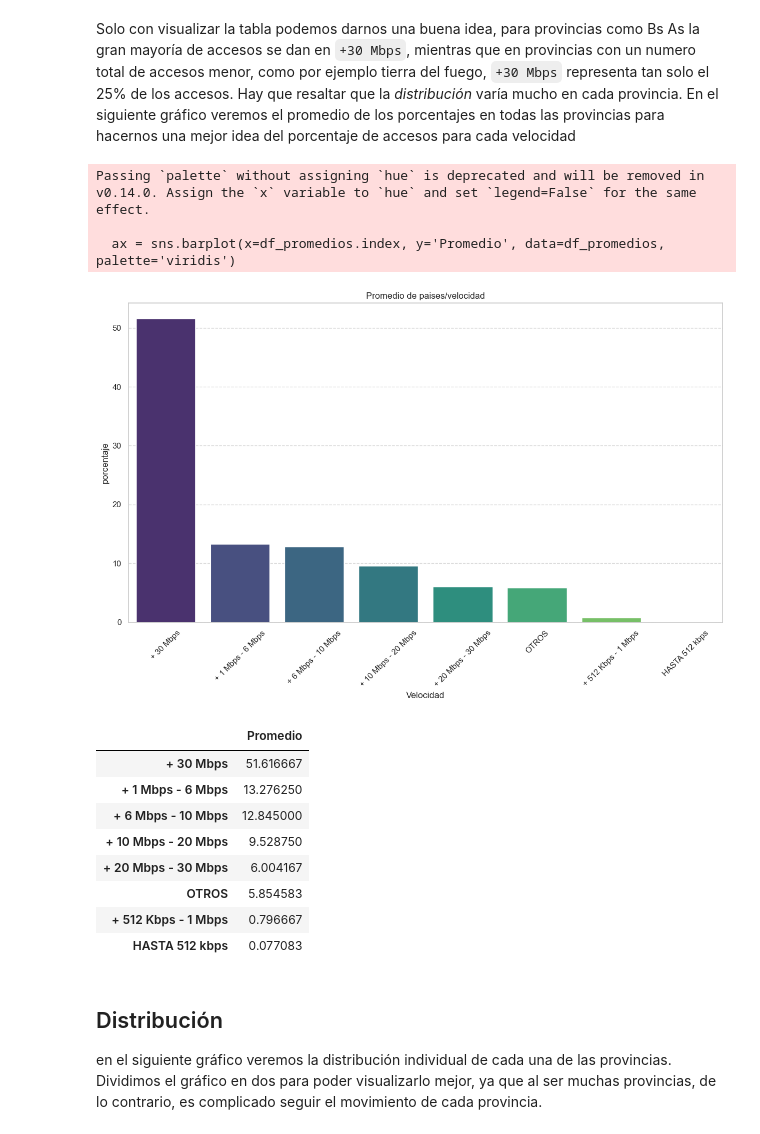
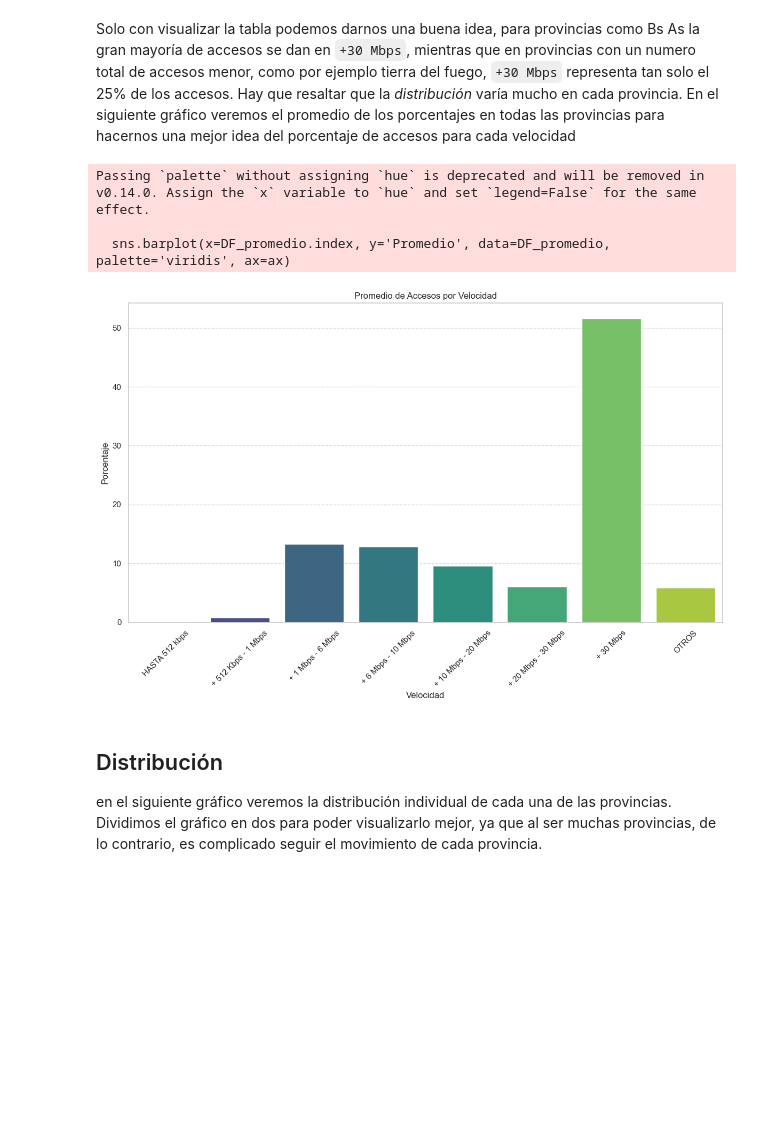
Before and after one commit to federicopiparo/Proyecto-Individual-N-2---Piparo-Federico, a Jupyter notebook: proyecto individual EDA -Federico piapro/EDA.ipynb, the cells around one changed output. Cells and saved outputs as stored; diff of their text form; code cells hidden in the pictures; blank space fills up the shorter version.

```diff
--- a/proyecto individual EDA -Federico piapro/EDA.ipynb
+++ b/proyecto individual EDA -Federico piapro/EDA.ipynb
@@ -221,40 +221,36 @@ DF_Acc_vel_loc_sinrangos_filtrado
 | 23 | Tucumán | 0.01 | 0.35 | 6.13 | 7.53 | ... |
 # %% [markdown]
 Solo con visualizar la tabla podemos darnos una buena idea, para provincias como Bs As la gran mayoría de accesos se dan en `+30 Mbps`, mientras que en provincias con un numero total de accesos menor, como por ejemplo tierra del fuego, `+30 Mbps` representa tan solo el 25% de los accesos. Hay que resaltar que la *distribución* varía mucho en cada provincia. En el siguiente gráfico veremos el promedio de los porcentajes en todas las provincias para hacernos una mejor idea del porcentaje de accesos para cada velocidad
-# %%
-# Ordena el DataFrame para una visualización más clara
-df_promedios = df_promedios.sort_values(by='Promedio', ascending=False)
-
-plt.figure(figsize=(12, 8))
-
-# Ajuste del gráfico
-ax = sns.barplot(x=df_promedios.index, y='Promedio', data=df_promedios, palette='viridis')
-
-
-plt.title('Promedio de paises/velocidad')
-plt.xlabel('Velocidad')
-plt.ylabel('porcentaje')
-plt.xticks(rotation=45)
-plt.grid(axis='y', linestyle='--', alpha=0.7)
-plt.tight_layout()
-plt.show()
-# %% [output]
-Passing `palette` without assigning `hue` is deprecated and will be removed in v0.14.0. Assign the `x` variable to `hue` and set `legend=False` for the same effect.
-
-  ax = sns.barplot(x=df_promedios.index, y='Promedio', data=df_promedios, palette='viridis')
-[figure, removed]
-# %%
-df_promedios
-# %% [output]
-|  | Promedio |
-| + 30 Mbps | 51.616667 |
-| + 1 Mbps - 6 Mbps | 13.276250 |
-| + 6 Mbps - 10 Mbps | 12.845000 |
-| + 10 Mbps - 20 Mbps | 9.528750 |
-| + 20 Mbps - 30 Mbps | 6.004167 |
-| OTROS | 5.854583 |
-| + 512 Kbps - 1 Mbps | 0.796667 |
-| HASTA 512 kbps | 0.077083 |
+# %%
+# Calcular el promedio de todas las filas, excluyendo las columnas no numéricas
+DF_promedio = DF_Acc_vel_loc_sinrangos_filtrado.iloc[:, 1:-1].mean().to_frame(name='Promedio')
+DF_promedio.index.name = 'Velocidad'
+
+# Crear figura y ejes
+fig, ax = plt.subplots(figsize=(12, 8))
+
+# Gráfico de barras del promedio
+sns.barplot(x=DF_promedio.index, y='Promedio', data=DF_promedio, palette='viridis', ax=ax)
+
+# Ajustes de títulos y etiquetas
+ax.set_title('Promedio de Accesos por Velocidad')
+ax.set_xlabel('Velocidad')
+ax.set_ylabel('Porcentaje')
+ax.set_xticklabels(ax.get_xticklabels(), rotation=45)
+
+# Añadir cuadrícula
+ax.grid(axis='y', linestyle='--', alpha=0.7)
+
+# Ajuste de diseño
+plt.tight_layout()
+
+# Mostrar el gráfico
+plt.show()
+# %% [output]
+Passing `palette` without assigning `hue` is deprecated and will be removed in v0.14.0. Assign the `x` variable to `hue` and set `legend=False` for the same effect.
+
+  sns.barplot(x=DF_promedio.index, y='Promedio', data=DF_promedio, palette='viridis', ax=ax)
+[figure, added]
 # %% [markdown]
 ## Distribución
 
```
Also changed, not shown: parts of 23 cells of this notebook, 7 other files.
